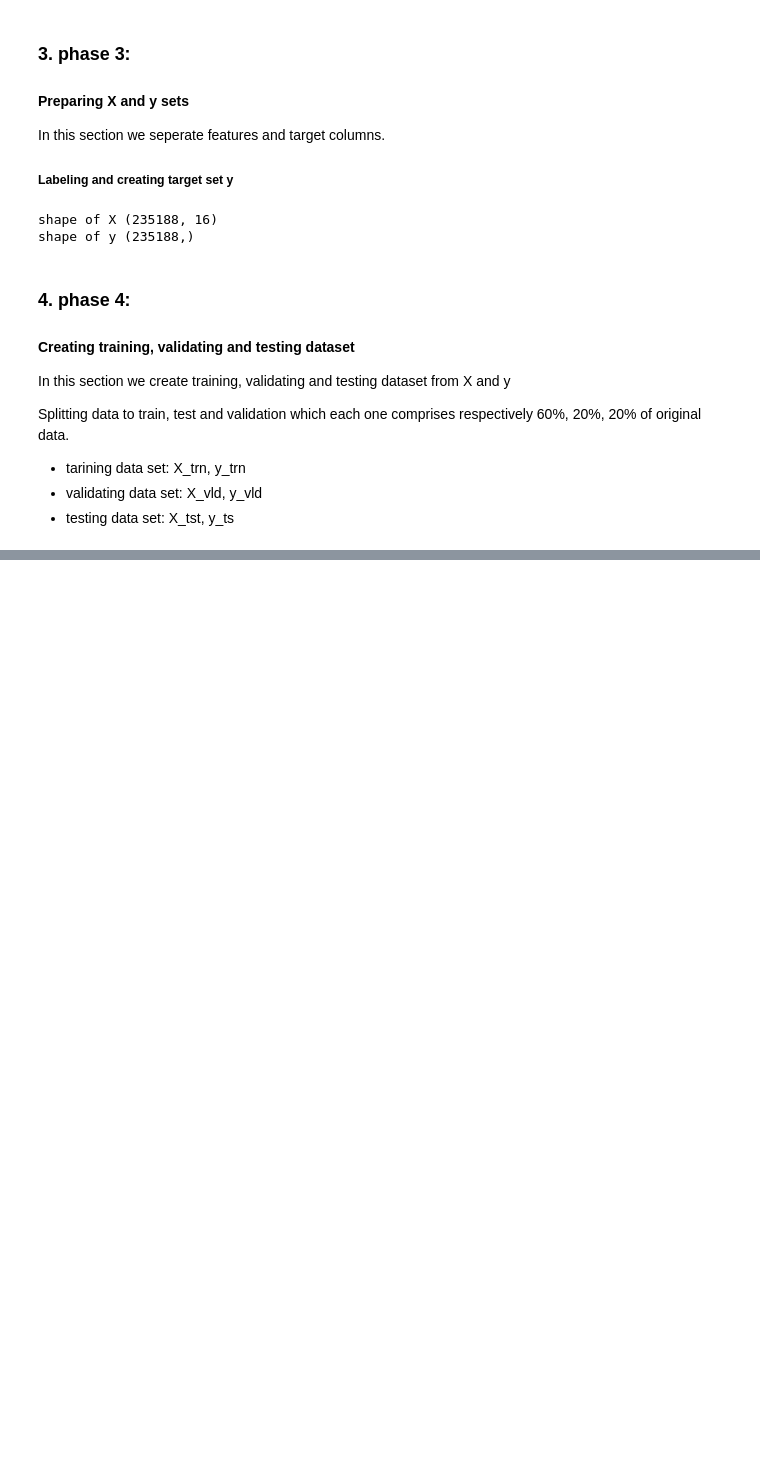
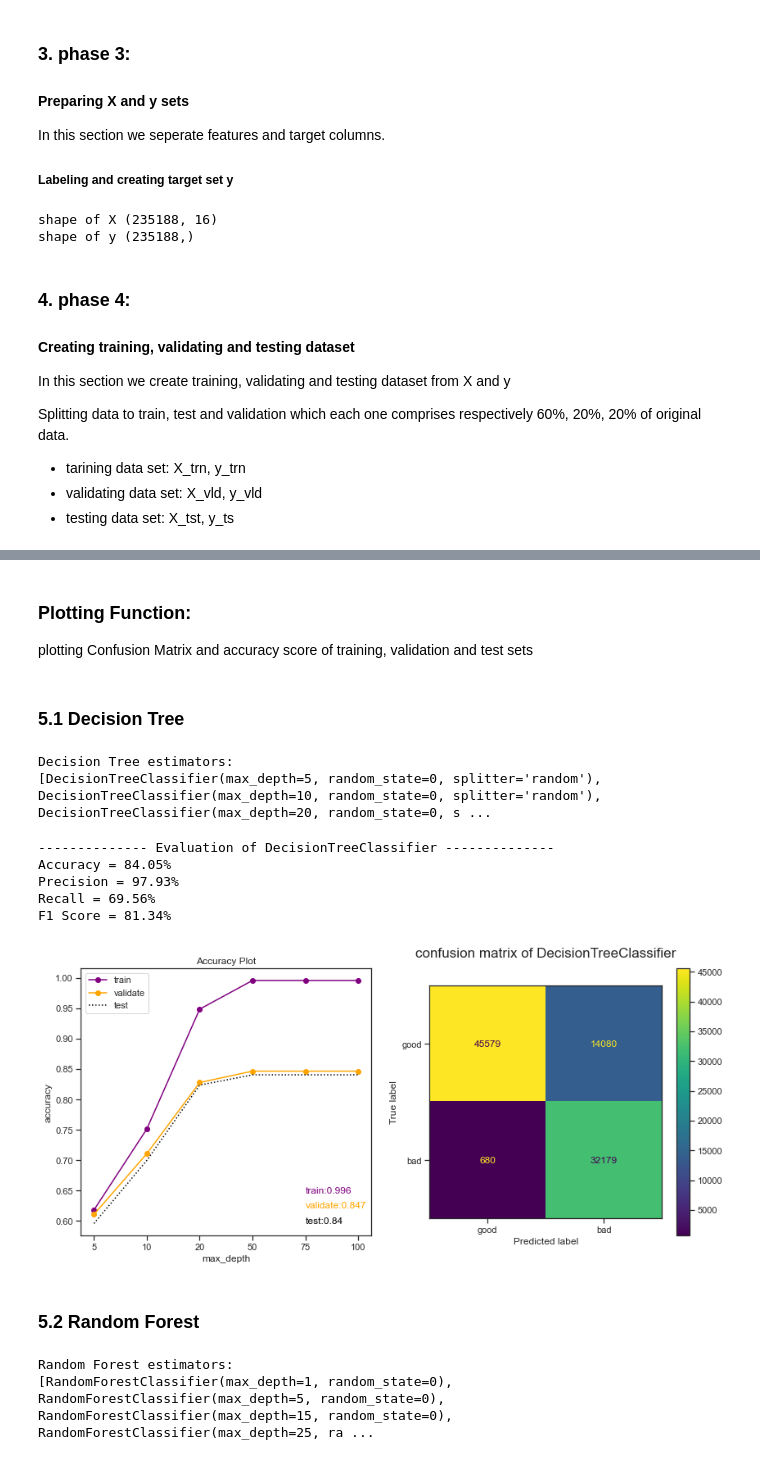
Before and after one commit to MehrnooshAmjadi/Credit-Card-Score-Forecaster, a Jupyter notebook: project.ipynb, the cells around one changed output, grey strips where cells are left out. Drawn from its saved outputs; the diff is of its cells as text; code cells hidden in the pictures; blank space fills up the shorter version.

Commit message:
training and plotting is added

```diff
--- a/project.ipynb
+++ b/project.ipynb
@@ -524,11 +525,14 @@ X_val, X_test, y_val, y_test = sklearn.model_selection.train_test_split(X_temp,
 minmax = MinMaxScaler()
 smote = SMOTE()
 X_train_scaled = pd.DataFrame(minmax.fit_transform(X_train), columns=X_train.columns)
+X_val_scaled = pd.DataFrame(minmax.fit_transform(X_val), columns=X_val.columns)
 X_test_scaled = pd.DataFrame(minmax.transform(X_test), columns=X_test.columns)
 
 X_train_final, y_train_final = smote.fit_resample(X_train_scaled, y_train)
+X_val_final, y_val_final = smote.fit_resample(X_val_scaled, y_val)
 X_test_final, y_test_final = smote.fit_resample(X_test_scaled, y_test)
 
-print('shape of train set, X_test:', X_train_final.shape, ', y_test:', y_train_final.shape)
+print('shape of train set, X_train:', X_train_final.shape, ', y_train:', y_train_final.shape)
+print('shape of validation set, X_val:', X_val_final.shape, ', y_val:', y_val_final.shape)
 print('shape of test set, X_test:', X_test_final.shape, ', y_test:', y_test_final.shape)
 # %% [output]
@@ -536,0 +545,15 @@ shape of test set, X_test: (92518, 16) , y_test: (92518,)
+# %%
+def training(X_train, y_train, clf_type, param_name, param_vals, **kwargs):
+
+    clf_list=[]
+
+    for val in param_vals:
+        clf = clf_type(**{param_name: val})
+        clf.set_params(**kwargs)
+        clf.fit(X_train, y_train)
+        clf_list.append(clf)
+
+    return clf_list
+# %% [markdown]
+### Plotting Function:
+plotting Confusion Matrix and accuracy score of training, validation and test sets
@@ -536,0 +630,32 @@ shape of test set, X_test: (92518, 16) , y_test: (92518,)
+# %% [markdown]
+### 5.1 Decision Tree
+# %%
+dtc = training(X_train_final, y_train_final, sklearn.tree.DecisionTreeClassifier,
+                                   'max_depth', [5, 10, 20, 50, 75, 100], splitter='random', random_state=0)
+
+print("Decision Tree estimators: ")
+print(dtc)
+# %% [output]
+Decision Tree estimators:
+[DecisionTreeClassifier(max_depth=5, random_state=0, splitter='random'), DecisionTreeClassifier(max_depth=10, random_state=0, splitter='random'), DecisionTreeClassifier(max_depth=20, random_state=0, s ...
+# %%
+best_tree = plotting(dtc, 'max_depth', [5, 10, 20, 50, 75, 100])
+eval_tree = evaluation(X_test_final, y_test_final, best_tree)
+# %% [output]
+-------------- Evaluation of DecisionTreeClassifier --------------
+Accuracy = 84.05%
+Precision = 97.93%
+Recall = 69.56%
+F1 Score = 81.34%
+[figure, added]
+# %% [markdown]
+### 5.2 Random Forest
+# %%
+rf = training(X_train_final, y_train_final,  sklearn.ensemble.RandomForestClassifier,
+                                 'max_depth', [1, 5, 15, 25 ,50 ,100], random_state=0)
+
+print("Random Forest estimators: ")
+print(rf)
+# %% [output]
+Random Forest estimators:
+[RandomForestClassifier(max_depth=1, random_state=0), RandomForestClassifier(max_depth=5, random_state=0), RandomForestClassifier(max_depth=15, random_state=0), RandomForestClassifier(max_depth=25, ra ...
```
Also changed, not shown: parts of 25 cells of this notebook.
